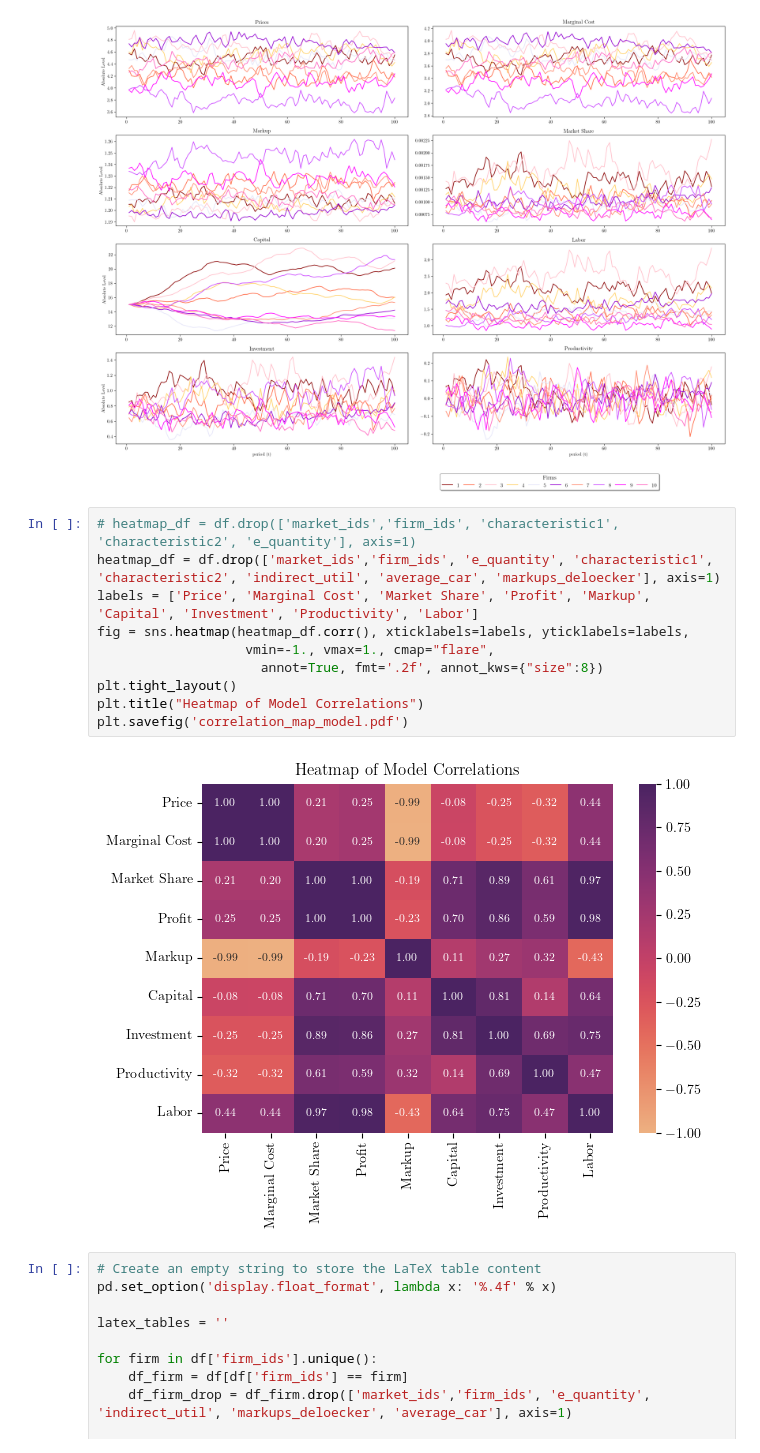
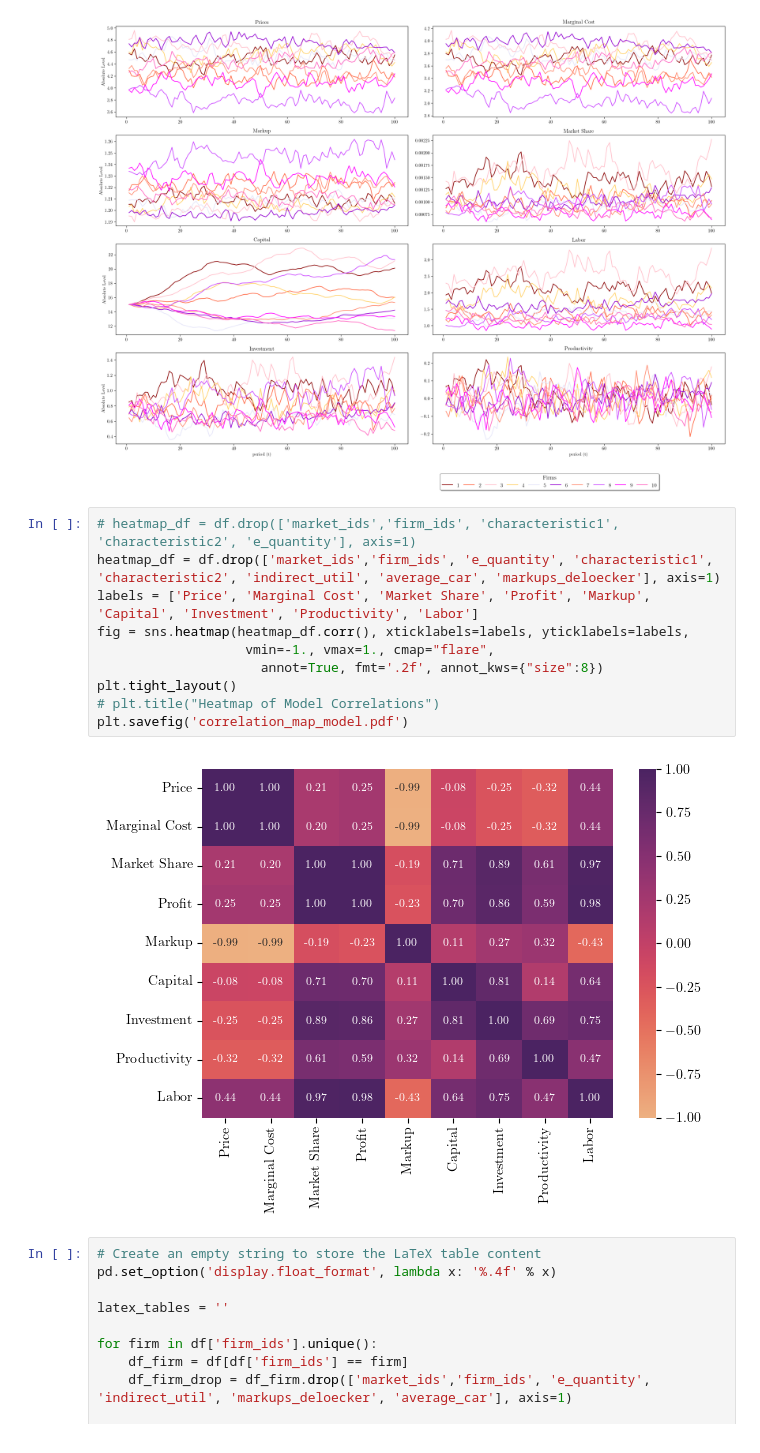
Before and after one commit to anuscabc/markdown_estimation, a Jupyter notebook: plots/plot_single_run_integrated.ipynb, the cells around one changed output. Saved outputs shown, nothing was run; the diff lists cells and outputs as text.

```diff
--- a/plots/plot_single_run_integrated.ipynb
+++ b/plots/plot_single_run_integrated.ipynb
@@ -204,15 +211,15 @@ plt.show()
 # %%
 # heatmap_df = df.drop(['market_ids','firm_ids', 'characteristic1', 'characteristic2', 'e_quantity'], axis=1)
 heatmap_df = df.drop(['market_ids','firm_ids', 'e_quantity', 'characteristic1', 'characteristic2', 'indirect_util', 'average_car', 'markups_deloecker'], axis=1)
 labels = ['Price', 'Marginal Cost', 'Market Share', 'Profit', 'Markup', 'Capital', 'Investment', 'Productivity', 'Labor']
 fig = sns.heatmap(heatmap_df.corr(), xticklabels=labels, yticklabels=labels,
                    vmin=-1., vmax=1., cmap="flare",
                      annot=True, fmt='.2f', annot_kws={"size":8})
 plt.tight_layout()
-plt.title("Heatmap of Model Correlations")
+# plt.title("Heatmap of Model Correlations")
 plt.savefig('correlation_map_model.pdf')
 # %% [output]
-[figure, old version]
+[figure, new version]
 # %%
 # Create an empty string to store the LaTeX table content
 pd.set_option('display.float_format', lambda x: '%.4f' % x)
```
Also changed, not shown: parts of 3 cells of this notebook, 16 other files.
